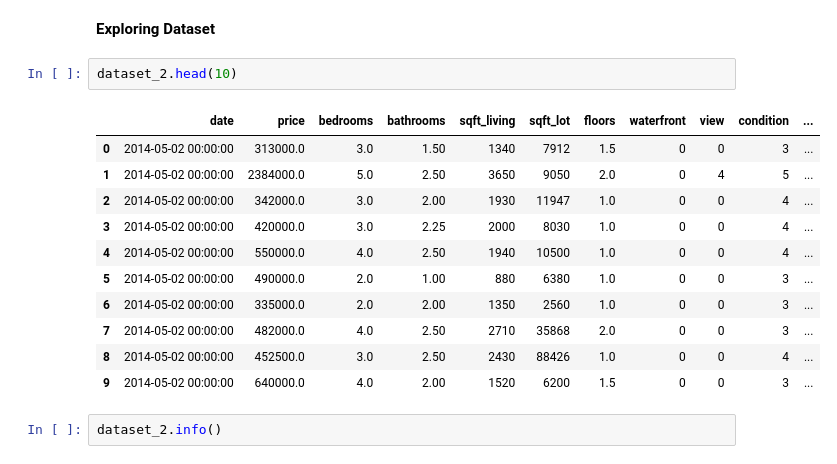
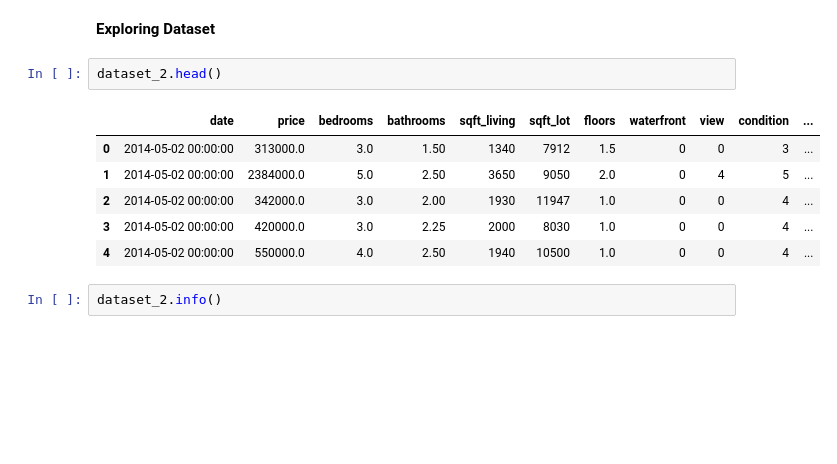
Before and after one commit to zhengyangsu/Week2-DataPreprocessing, a Jupyter notebook: Week 2.ipynb, the cells around one changed output. Cells and saved outputs as stored; diff of their text form; blank space fills up the shorter version.

```diff
--- a/Week 2.ipynb
+++ b/Week 2.ipynb
@@ -327,19 +315,14 @@ dataset_2 = pd.read_csv("HousePricePrediction.csv")
 # %% [markdown]
 **Exploring Dataset**
 # %%
-dataset_2.head(10)
+dataset_2.head()
 # %% [output]
 |  | date | price | bedrooms | bathrooms | sqft_living | sqft_lot | floors | waterfront | view | condition | ... |
 | 0 | 2014-05-02 00:00:00 | 313000.0 | 3.0 | 1.50 | 1340 | 7912 | 1.5 | 0 | 0 | 3 | ... |
 | 1 | 2014-05-02 00:00:00 | 2384000.0 | 5.0 | 2.50 | 3650 | 9050 | 2.0 | 0 | 4 | 5 | ... |
 | 2 | 2014-05-02 00:00:00 | 342000.0 | 3.0 | 2.00 | 1930 | 11947 | 1.0 | 0 | 0 | 4 | ... |
 | 3 | 2014-05-02 00:00:00 | 420000.0 | 3.0 | 2.25 | 2000 | 8030 | 1.0 | 0 | 0 | 4 | ... |
 | 4 | 2014-05-02 00:00:00 | 550000.0 | 4.0 | 2.50 | 1940 | 10500 | 1.0 | 0 | 0 | 4 | ... |
-| 5 | 2014-05-02 00:00:00 | 490000.0 | 2.0 | 1.00 | 880 | 6380 | 1.0 | 0 | 0 | 3 | ... |
-| 6 | 2014-05-02 00:00:00 | 335000.0 | 2.0 | 2.00 | 1350 | 2560 | 1.0 | 0 | 0 | 3 | ... |
-| 7 | 2014-05-02 00:00:00 | 482000.0 | 4.0 | 2.50 | 2710 | 35868 | 2.0 | 0 | 0 | 3 | ... |
-| 8 | 2014-05-02 00:00:00 | 452500.0 | 3.0 | 2.50 | 2430 | 88426 | 1.0 | 0 | 0 | 4 | ... |
-| 9 | 2014-05-02 00:00:00 | 640000.0 | 4.0 | 2.00 | 1520 | 6200 | 1.5 | 0 | 0 | 3 | ... |
 # %%
 dataset_2.info()
 # %% [output]
```
Also changed, not shown: parts of 15 cells of this notebook.
